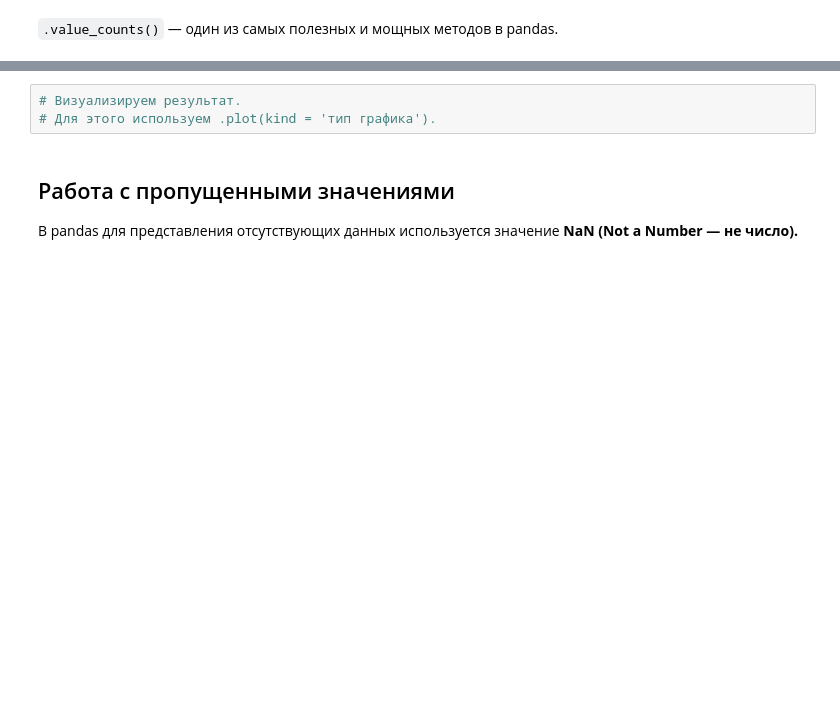
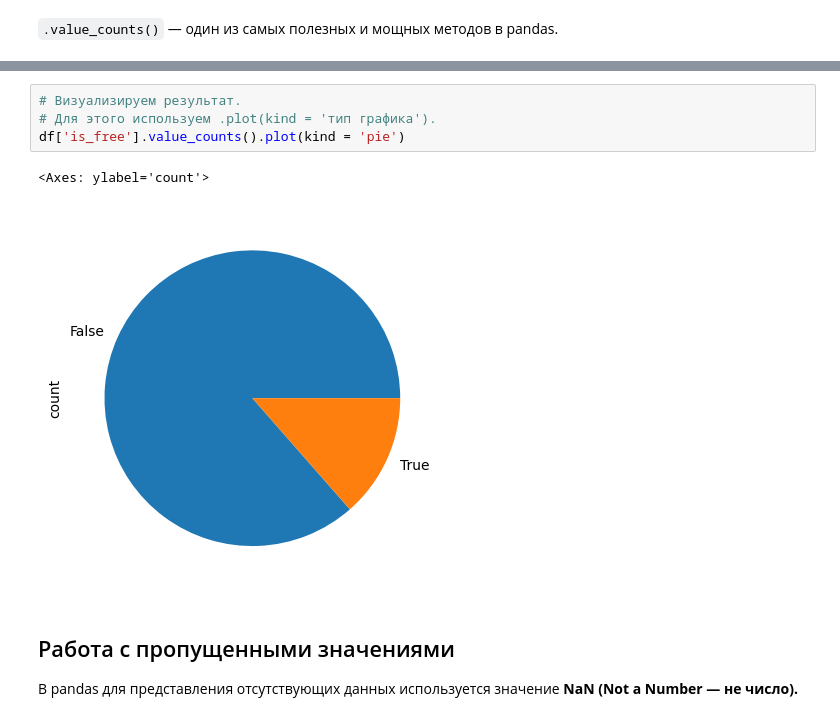
Before and after one commit to potopinc/colab, a Jupyter notebook: ML_05_06_07.ipynb, the cells around one changed output, grey strips where cells are left out. Drawn from its saved outputs; the diff is of its cells as text; blank space fills up the shorter version.

```diff
--- a/ML_05_06_07.ipynb
+++ b/ML_05_06_07.ipynb
@@ -497,6 +666,10 @@ df[df['type'] == 'Classification']
 # %%
 # Визуализируем результат.
 # Для этого используем .plot(kind = 'тип графика').
+df['is_free'].value_counts().plot(kind = 'pie')
+# %% [output]
+<Axes: ylabel='count'>
+[figure, added]
 # %% [markdown]
 ## Работа с пропущенными значениями
 
```
Also changed, not shown: parts of 24 cells of this notebook.
